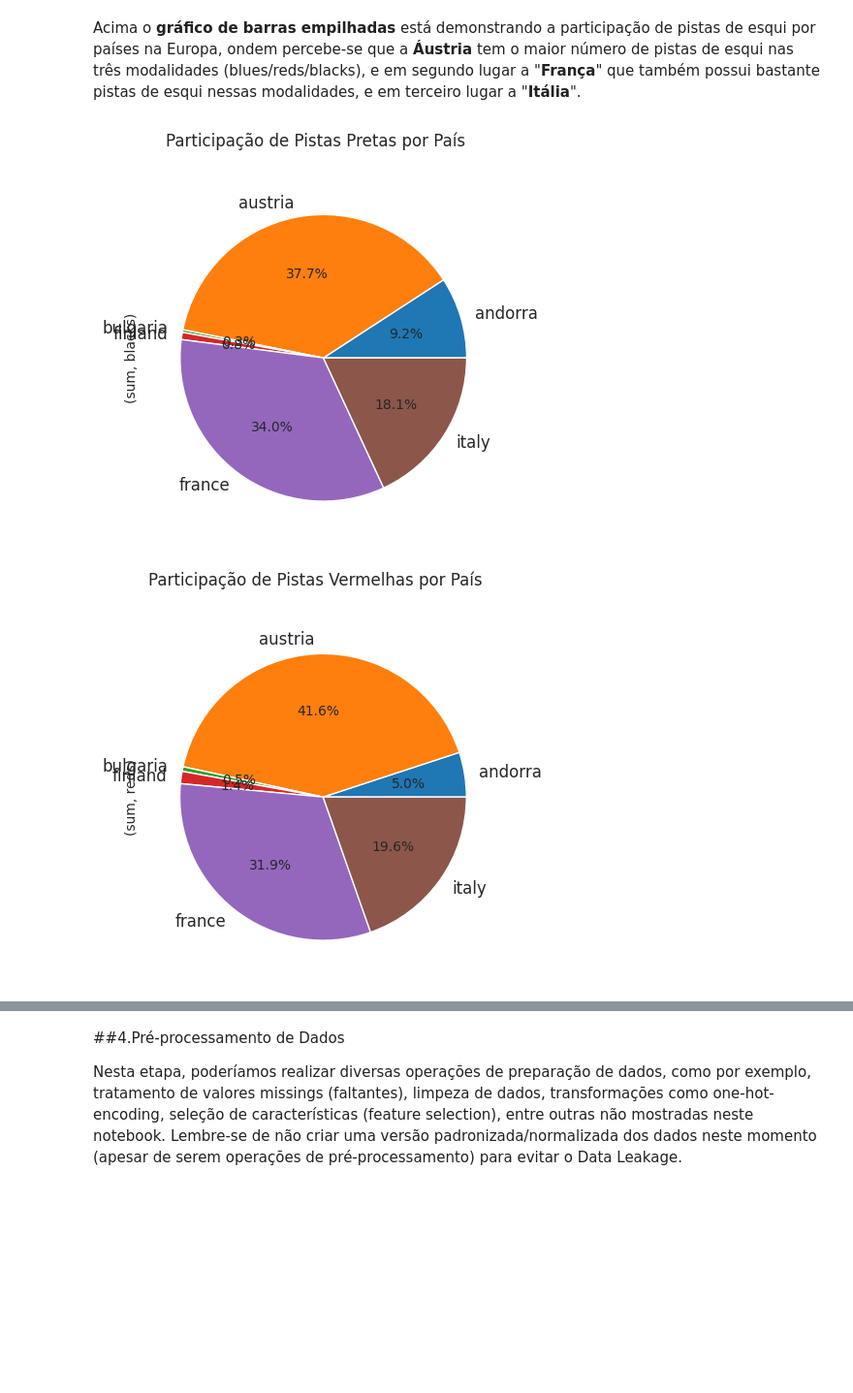
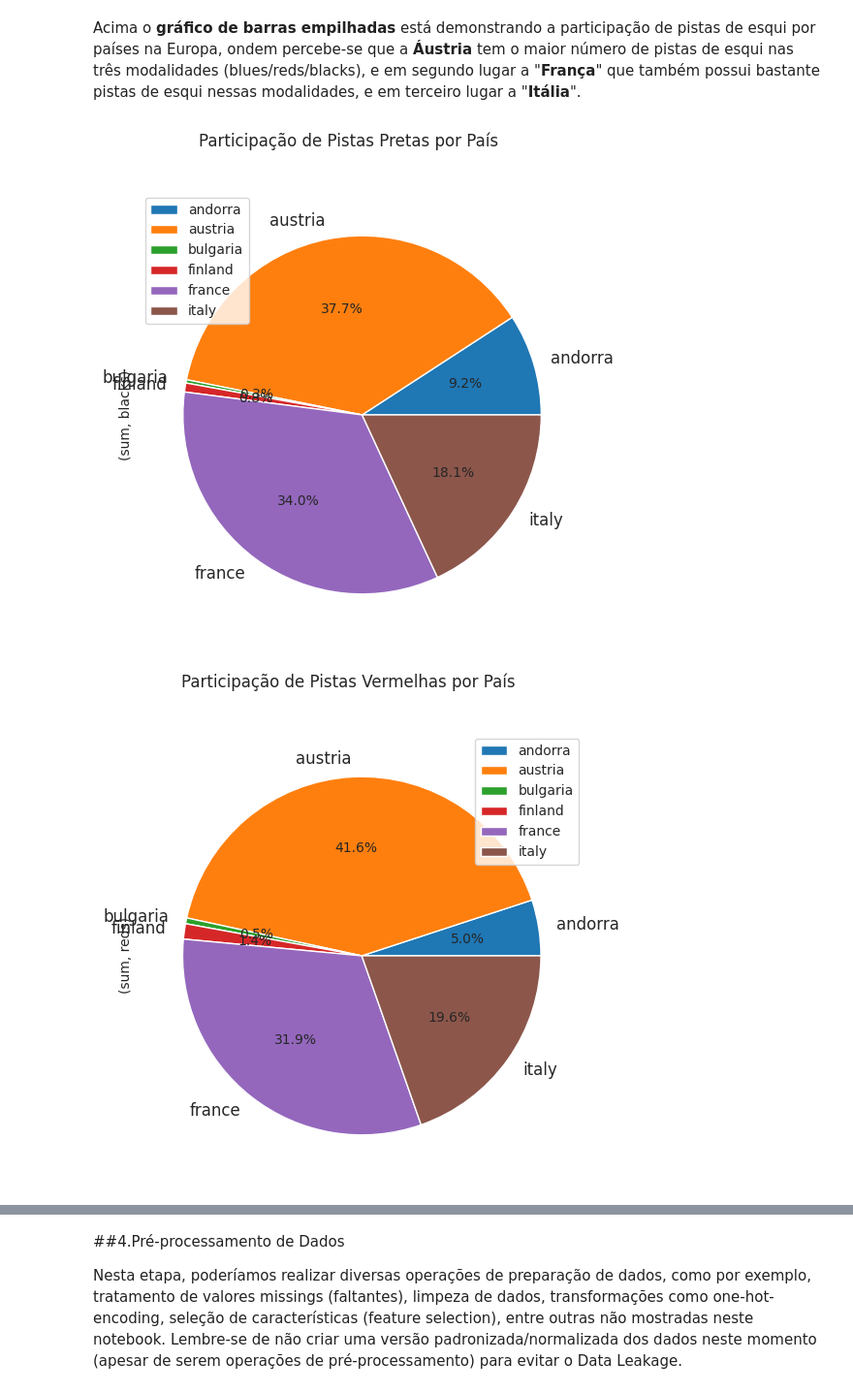
Before and after one commit to CECILIACFR/DATASCIENCE, a Jupyter notebook: MVP_CD_Hoteis_de_Esqui.ipynb, the cells around one changed output, grey strips where cells are left out. Shown at 97% size. Saved outputs shown, nothing was run; the diff lists cells and outputs as text; code cells hidden in the pictures; blank space fills up the shorter version.

```diff
--- a/MVP_CD_Hoteis_de_Esqui.ipynb
+++ b/MVP_CD_Hoteis_de_Esqui.ipynb
@@ -522,11 +523,11 @@ plt.show()
 Acima o **gráfico de barras empilhadas** está demonstrando a participação de pistas de esqui por países na Europa, ondem percebe-se que a **Áustria** tem o maior número de pistas de esqui nas três modalidades (blues/reds/blacks), e em segundo lugar a "**França**"  que também possui bastante pistas de esqui nessas modalidades, e em terceiro lugar a "**Itália**".
 # %%
 datasetNova1=dataset.pivot_table(values=["blacks"], index=["country"],aggfunc=["sum"])
-graf_pizza=datasetNova1.plot.pie(rot=45, title="Participação de Pistas Pretas por País",subplots=True, autopct='%1.1f%%', legend=False)
+graf_pizza=datasetNova1.plot.pie(rot=45, title="Participação de Pistas Pretas por País",subplots=True, autopct='%1.1f%%', legend=True, figsize=(11,6))
 datasetNova2=dataset.pivot_table(values=["reds"], index=["country"],aggfunc=["sum"])
-graf_pizza=datasetNova2.plot.pie(rot=45, title="Participação de Pistas Vermelhas por País",subplots=True, autopct='%1.1f%%', legend=False)
+graf_pizza=datasetNova2.plot.pie(rot=45, title="Participação de Pistas Vermelhas por País",subplots=True, autopct='%1.1f%%', legend=True, figsize=(11,6))
 datasetNova3=dataset.pivot_table(values=["blues"], index=["country"],aggfunc=["sum"])
-graf_pizza=datasetNova3.plot.pie(rot=45, title="Participação de Pistas Azuis por País",subplots=True, autopct='%1.1f%%', legend=False)
+graf_pizza=datasetNova3.plot.pie(rot=45, title="Participação de Pistas Azuis por País",subplots=True, autopct='%1.1f%%', legend=True, figsize=(11,6))
 # %% [output]
-[figure, old version]
+[figure, new version]
-[figure, old version]
+[figure, new version]
```
Also changed, not shown: parts of 14 cells of this notebook.
